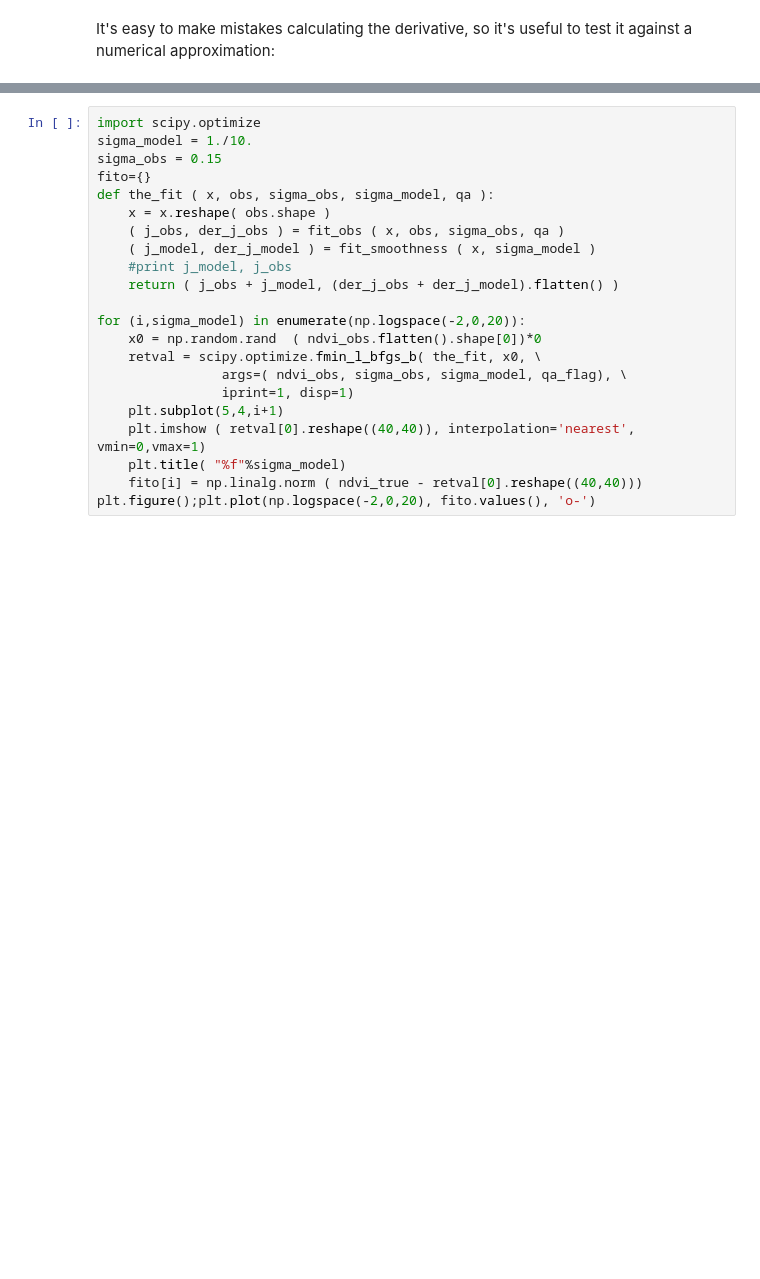
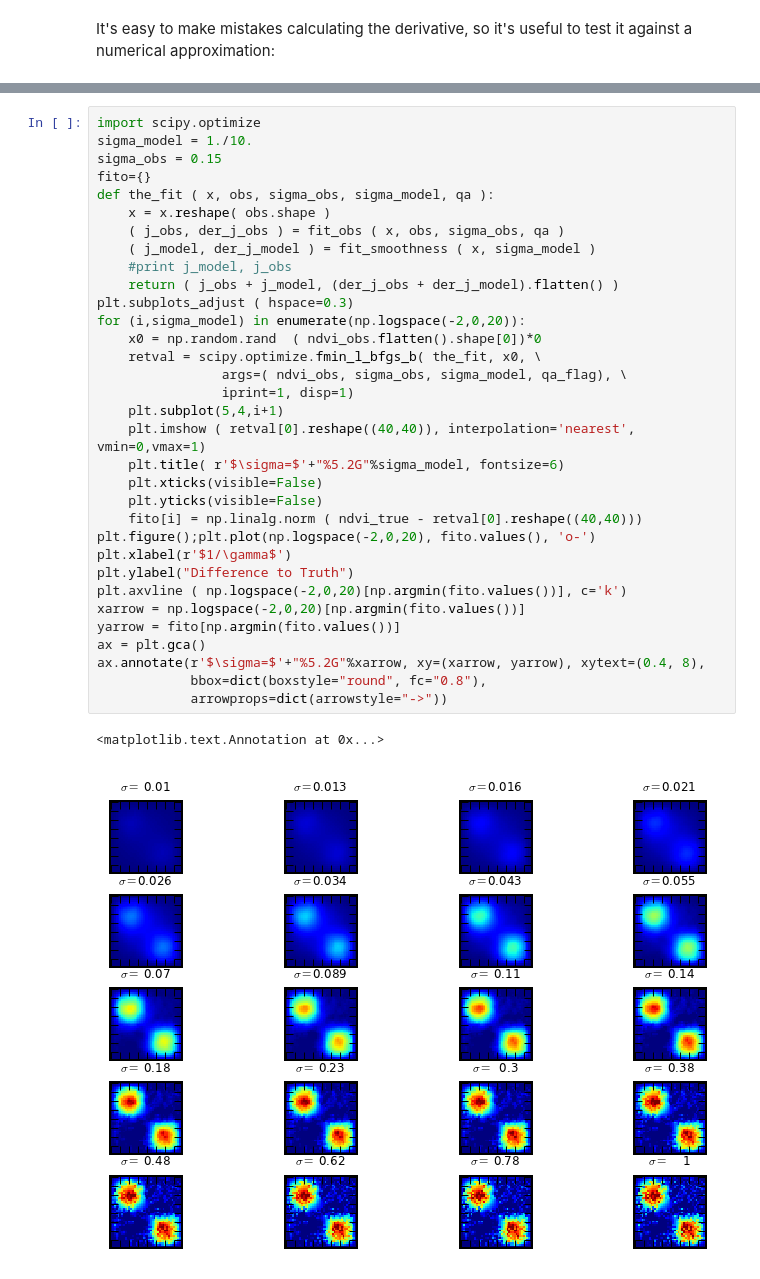
Before and after one commit to maxchernet/toy_eoldas, a Jupyter notebook: SpatialSmoothing.ipynb, the cells around one changed output, grey strips where cells are left out. Drawn from its saved outputs; the diff is of its cells as text; blank space fills up the shorter version.

Commit message:
Nice plots and more text added

```diff
--- a/SpatialSmoothing.ipynb
+++ b/SpatialSmoothing.ipynb
@@ -202,22 +214,36 @@ plt.ylabel("Analytic derivative")
 # %%
 import scipy.optimize
 sigma_model = 1./10.
 sigma_obs = 0.15
 fito={}
 def the_fit ( x, obs, sigma_obs, sigma_model, qa ):
     x = x.reshape( obs.shape )
     ( j_obs, der_j_obs ) = fit_obs ( x, obs, sigma_obs, qa )
     ( j_model, der_j_model ) = fit_smoothness ( x, sigma_model )
     #print j_model, j_obs
     return ( j_obs + j_model, (der_j_obs + der_j_model).flatten() )
-
+plt.subplots_adjust ( hspace=0.3)
 for (i,sigma_model) in enumerate(np.logspace(-2,0,20)):
     x0 = np.random.rand  ( ndvi_obs.flatten().shape[0])*0
     retval = scipy.optimize.fmin_l_bfgs_b( the_fit, x0, \
                 args=( ndvi_obs, sigma_obs, sigma_model, qa_flag), \
                 iprint=1, disp=1)
     plt.subplot(5,4,i+1)
     plt.imshow ( retval[0].reshape((40,40)), interpolation='nearest', vmin=0,vmax=1)
-    plt.title( "%f"%sigma_model)
+    plt.title( r'$\sigma=$'+"%5.2G"%sigma_model, fontsize=6)
+    plt.xticks(visible=False)
+    plt.yticks(visible=False)
     fito[i] = np.linalg.norm ( ndvi_true - retval[0].reshape((40,40)))
 plt.figure();plt.plot(np.logspace(-2,0,20), fito.values(), 'o-')
+plt.xlabel(r'$1/\gamma$')
+plt.ylabel("Difference to Truth")
+plt.axvline ( np.logspace(-2,0,20)[np.argmin(fito.values())], c='k')
+xarrow = np.logspace(-2,0,20)[np.argmin(fito.values())]
+yarrow = fito[np.argmin(fito.values())]
+ax = plt.gca()
+ax.annotate(r'$\sigma=$'+"%5.2G"%xarrow, xy=(xarrow, yarrow), xytext=(0.4, 8),
+            bbox=dict(boxstyle="round", fc="0.8"),
+            arrowprops=dict(arrowstyle="->"))
+# %% [output]
+<matplotlib.text.Annotation at 0x...>
+[figure, added]
```
Also changed, not shown: parts of 11 cells of this notebook.
